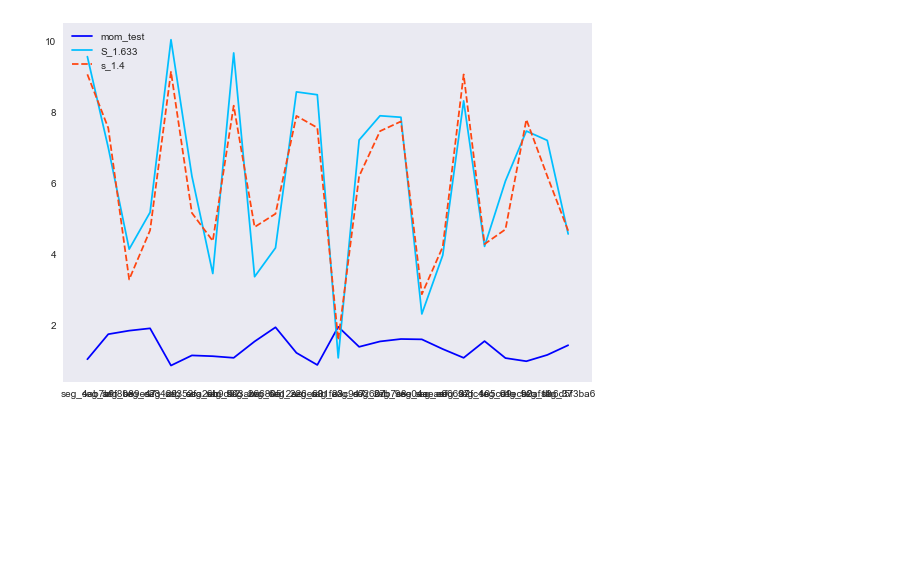
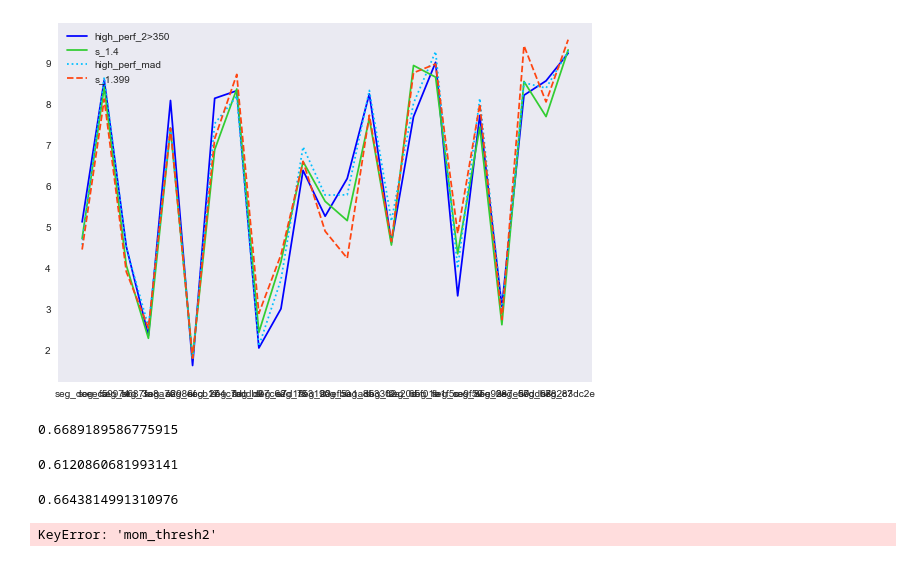
Before and after one commit to LoriHarris/kaggle_quakes, a Jupyter notebook: trials_analysis.ipynb, the cells around one changed output. Cells and saved outputs as stored; diff of their text form; code cells hidden in the pictures; blank space fills up the shorter version.

Commit message:
working on trials

```diff
--- a/trials_analysis.ipynb
+++ b/trials_analysis.ipynb
@@ -29,44 +29,65 @@ a = "#000080"
 b = "#00BFFF"
 c = "#32cd32"
 d = "#FF4510"
+# %%
+bench = df['s_1.399']
+trial1 = df['high_perf_2>350']
+trial2 = df['s_1.4']
+trial3 = df['high_perf_mad']
 # %%
-bench = df['s_1.4']
-trial1 = df['mom_test']
-# trial2 = df['s_1.666']
-trial3 = df['S_1.633']
+# bench = df['s_1.399']
+# trial1 = df['high_perf_2>350']
+# trial2 = df['s_1.4']
+# trial3 = df['high_perf_mad']
 # trial4=df['x_boost_q.01,q2_chunk100k']
 seg=df['seg_id']
 fig, ax1 = plt.subplots()
 # figsize=(5, 5)
 # ax2 = ax1.twinx()
 ax1.plot(seg, trial1, color='blue')
-# ax1.plot(seg, trial2, color=c)
-ax1.plot(seg, trial3, color=b)
+ax1.plot(seg, trial2, color=c)
+ax1.plot(seg, trial3, color=b, linestyle=":")
 # ax1.plot(seg, trial4, color=a)
 ax1.plot(seg, bench, linestyle="--", color=d)
 
 # plt.title("Unemployment Rate vs Affordability Tiers",fontdict = {'fontsize' : 20})
 
 # ax1.set_xlabel("Year",fontdict = {'fontsize' : 14})
 # ax1.set_ylabel("Affordibility Percentage",fontdict = {'fontsize' : 14})
 # ax2.set_ylabel("Unemployment Rate",fontdict = {'fontsize' : 14})
 
 # ax1.yaxis.set_major_formatter(FuncFormatter('{0:.0%}'.format))
 # ax2.yaxis.set_major_formatter(FuncFormatter('{0:.0%}'.format))
 
 # ax1.tick_params(direction='out', length=5, axis="x", labelsize=12)
 # ax1.tick_params(axis="y", labelsize=12)
 # ax2.tick_params(axis="y", labelsize=12)
 
 plt.grid()
 handles, labels = ax1.get_legend_handles_labels()
 handles1, labels1 = ax2.get_legend_handles_labels()
 legend = plt.legend(handles + handles1, labels + labels1, loc="upper left")
 plt.tight_layout()
 
 plt.style.use("seaborn")
 
 plt.savefig('chart.png', dpi=300)
 plt.show()
 # %% [output]
-[figure, old version]
+[figure, new version]
+# %%
+mean_absolute_error(bench, df['high_perf_2>350'])
+# %% [output]
+0.6689189586775915
+# %%
+mean_absolute_error(bench, df['high_perf_mad'])
+# %% [output]
+0.6120860681993141
+# %%
+mean_absolute_error(bench, df['mom_no_mad>all'])
+# %% [output]
+0.6643814991310976
+# %%
+mean_absolute_error(df['s_1.399'], df['mom_thresh1'])
+# %% [output]
+KeyError: 'mom_thresh2'
```
Also changed, not shown: parts of 7 cells of this notebook, 6 other files.
